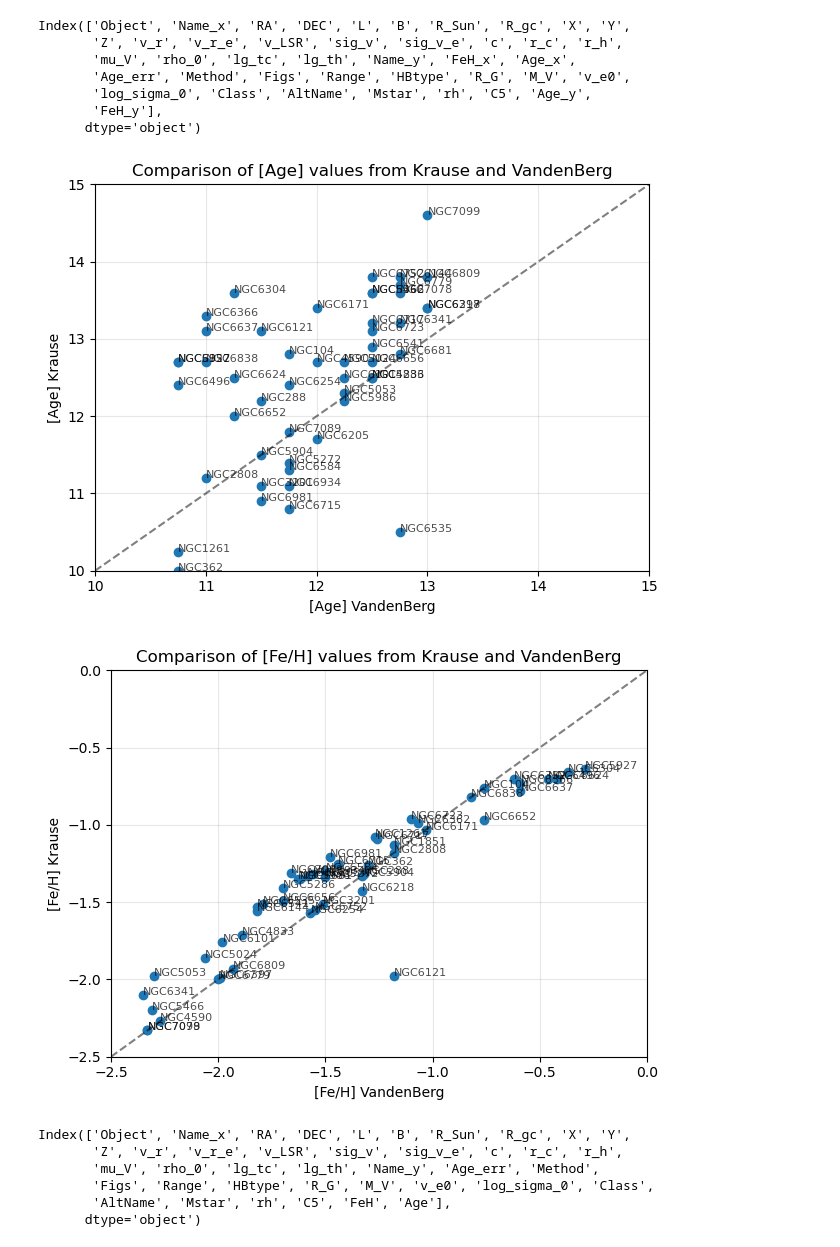
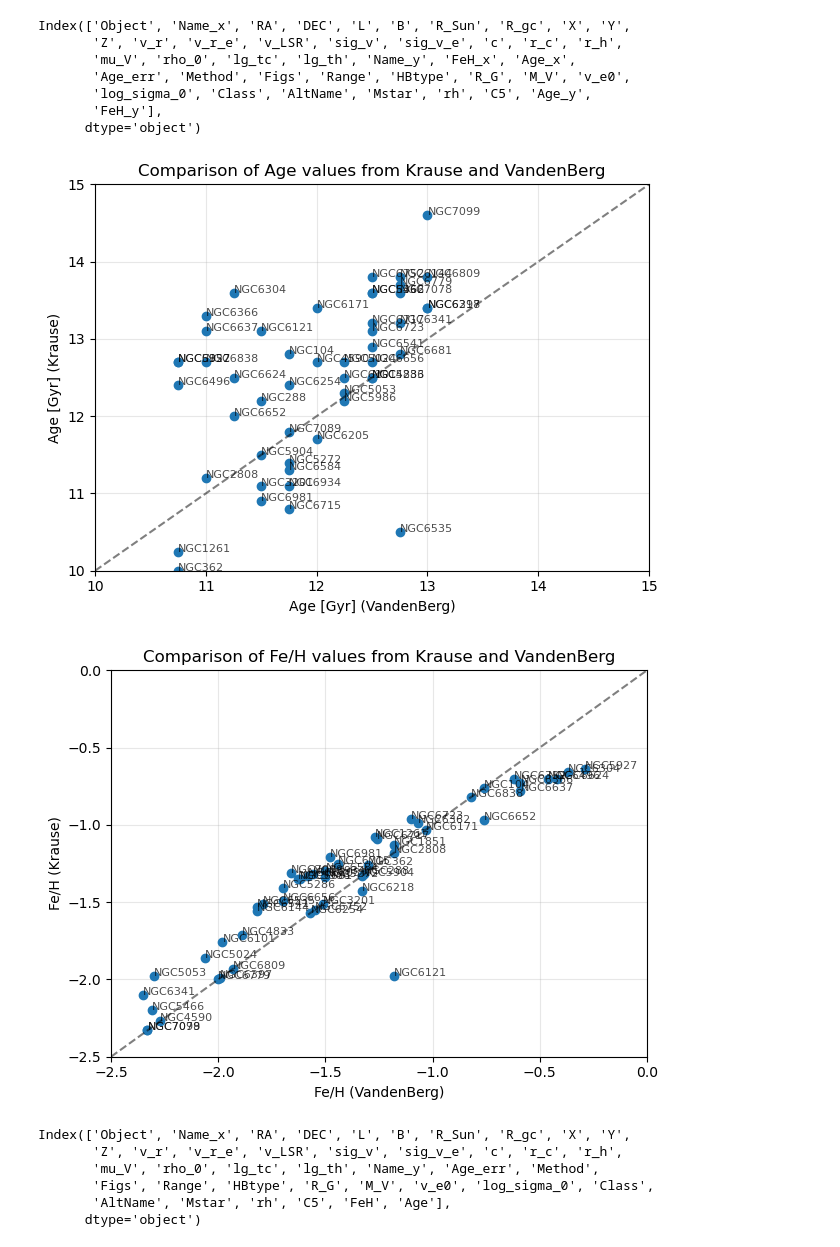
Before and after one commit to sleepdepr1ved/PHYS3116_Team, a Jupyter notebook: 3116.ipynb, the cells around one changed output. Cells and saved outputs as stored; diff of their text form; code cells hidden in the pictures.

```diff
--- a/3116.ipynb
+++ b/3116.ipynb
@@ -176,26 +176,26 @@ Index(['Object', 'Name_x', 'RA', 'DEC', 'L', 'B', 'R_Sun', 'R_gc', 'X', 'Y',
 # %%
 # plot the age values from krause vs vandenberg
 plt.plot(merged_data['Age_x'], merged_data['Age_y'], 'o')
-plt.xlabel('[Age] VandenBerg')
-plt.ylabel('[Age] Krause')
+plt.xlabel('Age [Gyr] (VandenBerg)')
+plt.ylabel('Age [Gyr] (Krause)')
 # label points with object names
 for i, txt in enumerate(merged_data['Object']):
     plt.annotate(txt, (merged_data['Age_x'][i], merged_data['Age_y'][i]), fontsize=8, alpha=0.7)
 
 plt.plot([10, 15], [10, 15], 'k--', alpha=0.5) # plot 1:1 line
 plt.xlim(10, 15)
 plt.ylim(10, 15)
 plt.grid(alpha=0.3)
-plt.title('Comparison of [Age] values from Krause and VandenBerg')
+plt.title('Comparison of Age values from Krause and VandenBerg')
 plt.tight_layout()
 plt.show()
 # %% [output]
-[figure, old version]
+[figure, new version]
 # %%
 # plot the Fe/H values from krause vs vandenberg
 plt.plot(merged_data['FeH_x'], merged_data['FeH_y'], 'o')
-plt.xlabel('[Fe/H] VandenBerg')
-plt.ylabel('[Fe/H] Krause')
+plt.xlabel('Fe/H (VandenBerg)')
+plt.ylabel('Fe/H (Krause)')
 # label points with object names
 for i, txt in enumerate(merged_data['Object']):
     plt.annotate(txt, (merged_data['FeH_x'][i], merged_data['FeH_y'][i]), fontsize=8, alpha=0.7)
@@ -203,13 +203,13 @@ plt.plot([-2.5, 0], [-2.5, 0], 'k--', alpha=0.5) # 1:1 line
 plt.xlim(-2.5, 0)
 plt.ylim(-2.5, 0)
 plt.grid(alpha=0.3)
-plt.title('Comparison of [Fe/H] values from Krause and VandenBerg')
+plt.title('Comparison of Fe/H values from Krause and VandenBerg')
 plt.tight_layout()
 plt.show()
 
 #there is slight discrepancy between the Fe/H values from the two sources
 # %% [output]
-[figure, old version]
+[figure, new version]
 # %%
 # combine the FeH and Age columns from vandenberg and krause by averaging them
 merged_data['FeH'] = merged_data[['FeH_x', 'FeH_y']].mean(axis=1) # average the two FeH columns
```
